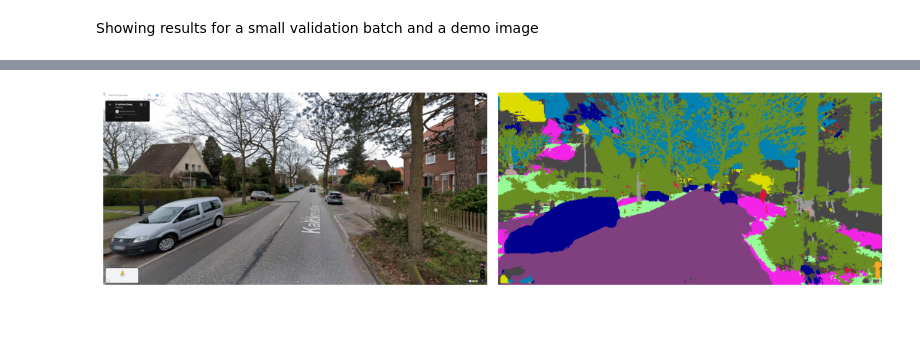
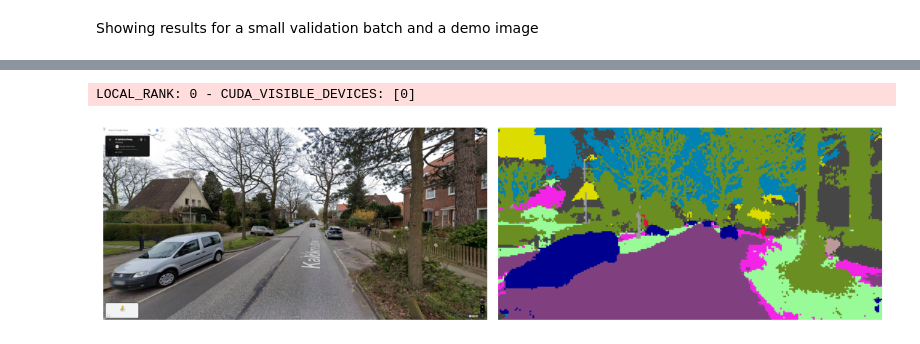
Before and after one commit to zaitsev136/computer-vision, a Jupyter notebook: experiments/urbansyn_segformer/train_segformer.ipynb, the cells around one changed output, grey strips where cells are left out. Saved outputs shown, nothing was run; the diff lists cells and outputs as text; code cells hidden in the pictures.

```diff
--- a/experiments/urbansyn_segformer/train_segformer.ipynb
+++ b/experiments/urbansyn_segformer/train_segformer.ipynb
@@ -197,19 +218,20 @@ for image, segmap in zip(batch, segmaps):
 # %%
 input_path = os.path.join(root_dir, 'data', 'Kalckreuthweg.png')
 input = np.array(Image.open(input_path).convert('RGB'))
-transform = A.Compose([A.Normalize(), ToTensorV2()])
+transform = A.Compose([A.Resize(512, 1024), A.Normalize(), ToTensorV2()])
 x = transform(image=input)['image'].unsqueeze(0).unsqueeze(0)
 
 output = trainer.predict(lightning_model, x)[0].detach().cpu()
 segmap = urbansyn.colorize_segmap(torch.argmax(output, 1), for_pil=True)[0]
 
 fig,ax = plt.subplots(1, 2, figsize=(11,3))
 ax[0].imshow(input)
 ax[0].axis('off')
 ax[1].imshow(segmap)
 ax[1].axis('off')
 plt.tight_layout()
-# plt.savefig('../../img/kalckreuthweg_results.png')
+plt.savefig(os.path.join(root_dir, 'img', 'kalckreuthweg_results.png'))
 plt.show()
 # %% [output]
+LOCAL_RANK: 0 - CUDA_VISIBLE_DEVICES: [0]
-[figure, old version]
+[figure, new version]
```
Also changed, not shown: parts of 5 cells of this notebook, 3 other files.
